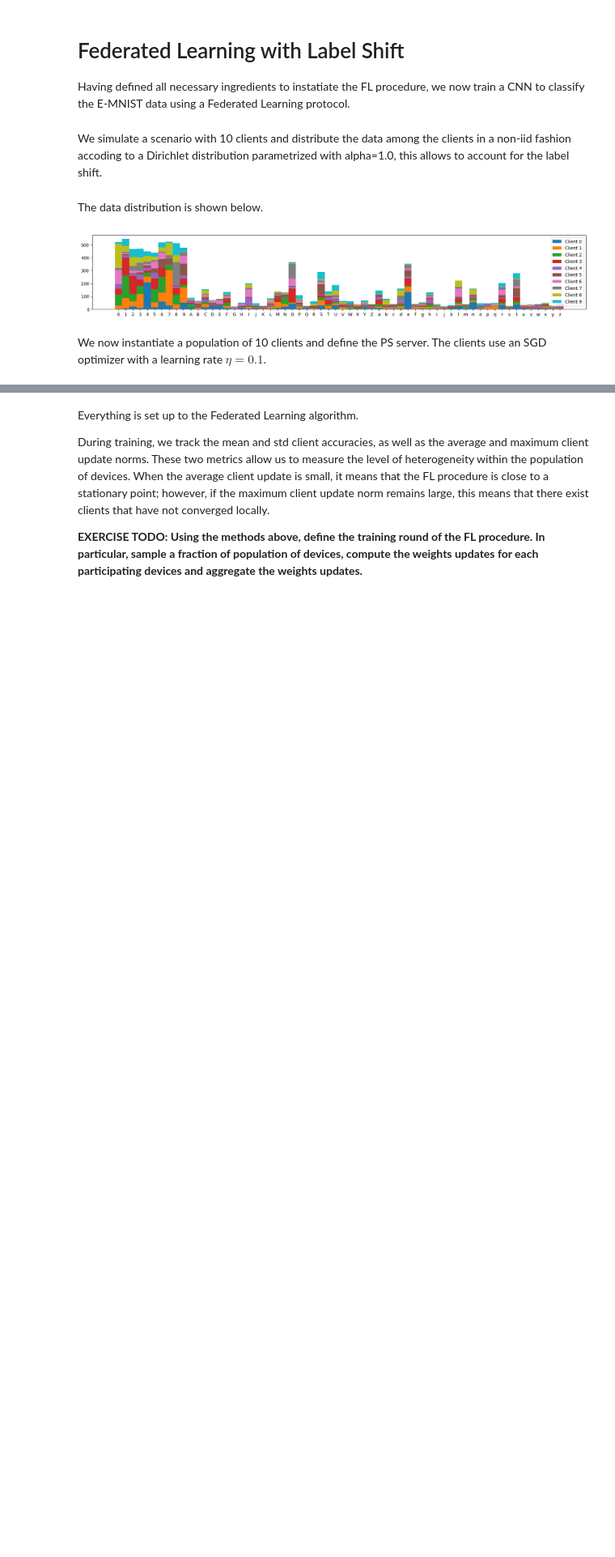
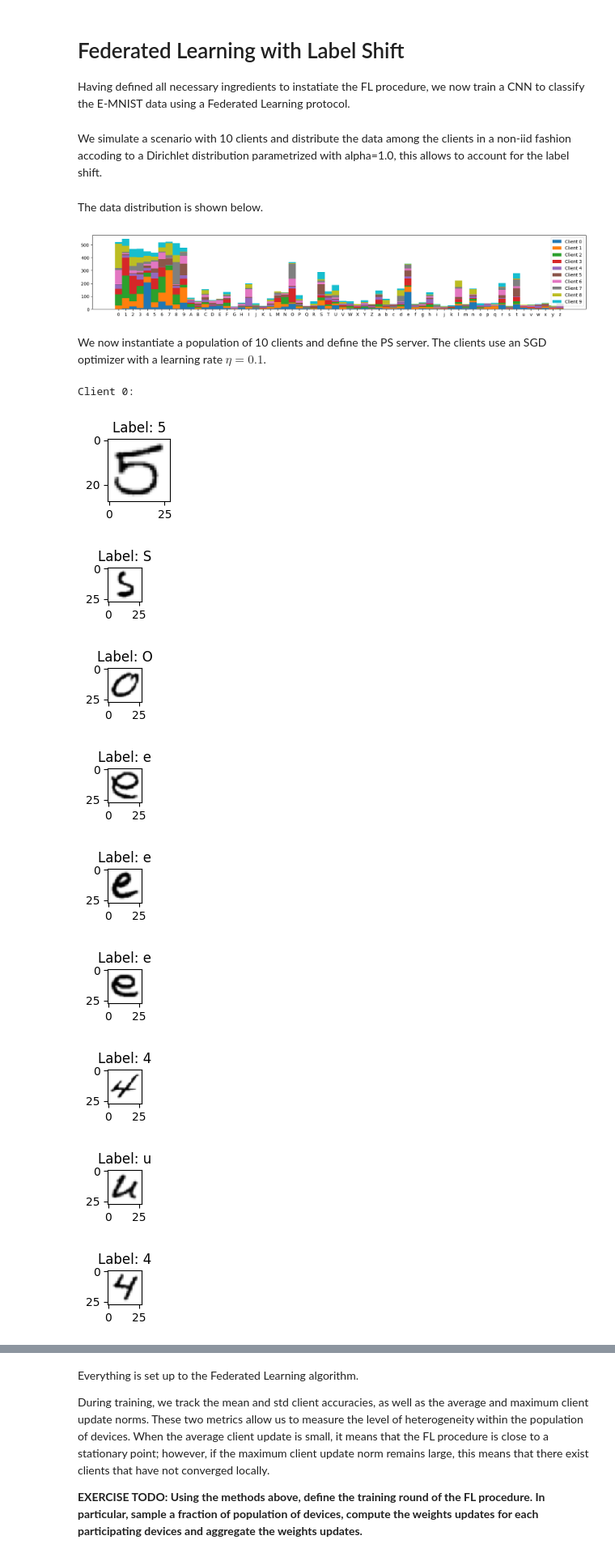
Before and after one commit to setrar/MALCOM, a Jupyter notebook: Labs/Lab 3/MALCOM2023_Lab3_FedLearning.ipynb, the cells around one changed output, grey strips where cells are left out. Shown at 81% size. Saved outputs shown, nothing was run; the diff lists cells and outputs as text; code cells hidden in the pictures; blank space fills up the shorter version.

```diff
--- a/Labs/Lab 3/MALCOM2023_Lab3_FedLearning.ipynb
+++ b/Labs/Lab 3/MALCOM2023_Lab3_FedLearning.ipynb
@@ -266,3 +266,29 @@ for i, client_datum in enumerate(client_data):
 clients = [Client(ConvNet, lambda x : torch.optim.SGD(x, lr=0.1, momentum=0.9), dat, idnum=i)
            for i, dat in enumerate(client_data)]
 server = Server(ConvNet, test_data)
+# %%
+for client in [clients[0], clients[5]]:
+    print("Client {}:".format(client.id))
+    i = 0
+    plt.figure(figsize=(15, 1))
+    for data in iter(client.train_loader.dataset):
+        x, y = data
+        plt.subplot(1, 10, i+1)
+        plt.imshow(x.numpy().T, cmap="Greys")
+        plt.title("Label: {}".format(mapp[y]))
+        plt.show()
+        if i == 9 or i == len(client.train_loader.dataset) - 1:
+            break
+        else:
+            i += 1
+# %% [output]
+Client 0:
+[figure, added]
+[figure, added]
+[figure, added]
+[figure, added]
+[figure, added]
+[figure, added]
+[figure, added]
+[figure, added]
+[figure, added]
```
Also changed, not shown: parts of 3 cells of this notebook, 1 other file.
